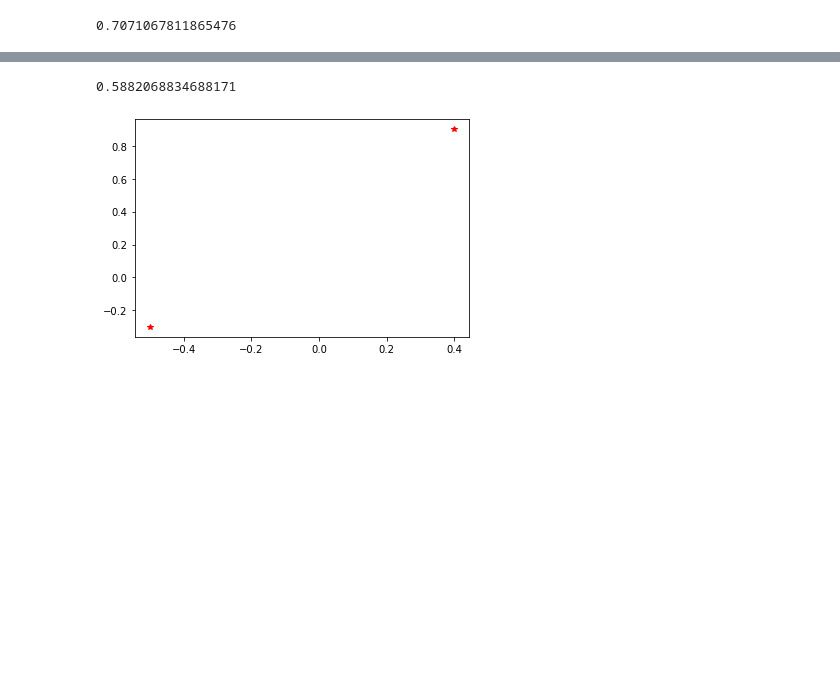
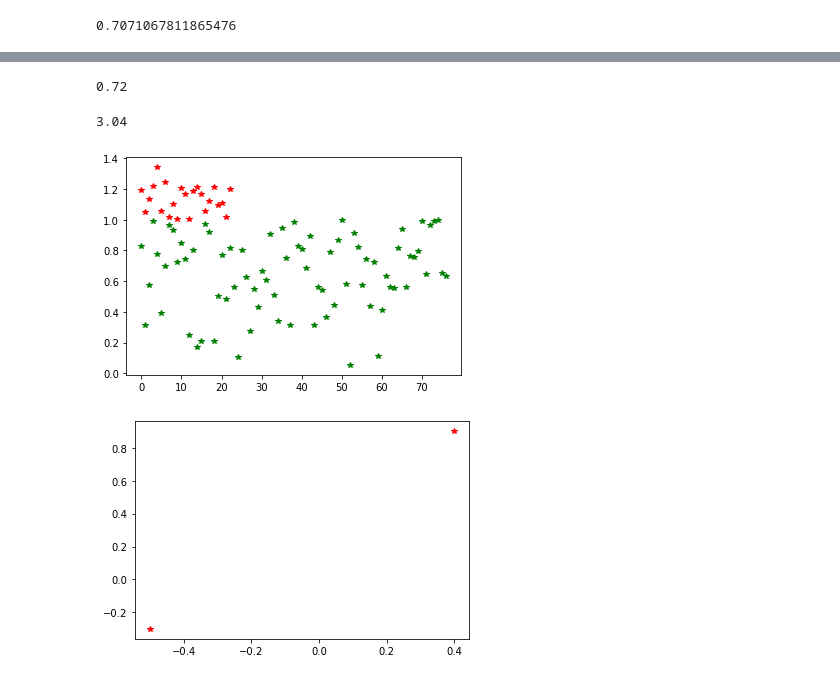
Before and after one commit to SannaIsak/sanna_isaksson_TE19C, a Jupyter notebook: Programmeringslaboration1/Uppgift1_simulering.ipynb, the cells around one changed output, grey strips where cells are left out. Saved outputs shown, nothing was run; the diff lists cells and outputs as text; code cells hidden in the pictures; blank space fills up the shorter version.

```diff
--- a/Programmeringslaboration1/Uppgift1_simulering.ipynb
+++ b/Programmeringslaboration1/Uppgift1_simulering.ipynb
@@ -25,7 +25,7 @@ import random as rnd
 
 n = 0 # Ett värde för variabeln som sedan ökas i for loopen
 
-for i in range(10):
+for i in range(100):
     x = rnd.uniform(-1,1) # radom generator
     y = rnd.uniform(-1,1) # radom generator
     n += 1 # Vilken omgång det är, 1-10
@@ -51,17 +58,62 @@ tot_count = 0
 count = 0
 
 
-for i in range(10):
+for i in range(100):
     x = rnd.uniform(-1,1)
     y = rnd.uniform(-1,1)
     d = math.sqrt(x**2+y**2) # Pythagorasats
-    tot_count += d
+    tot_count += 1
     if d < 1:
-        count += d
+        count += 1
 
 print(count/tot_count)
 # %% [output]
-0.5882068834688171
+0.72
+# %%
+# Uppgift 1f
+
+import random as rnd
+import math
+
+tot_count = 0
+count = 0
+
+
+for i in range(100):
+    x = rnd.uniform(-1,1)
+    y = rnd.uniform(-1,1)
+    d = math.sqrt(x**2+y**2)
+    tot_count += 1 #
+    if d < 1:
+        count += 1
+
+s = count/tot_count # s = sanolikheten
+
+print(s*4) # Svaret blir som det blir för att man multiplicerar med 4
+# %% [output]
+3.04
+# %%
+import random as rnd
+import math
+import matplotlib.pyplot as plt
+
+d_vals_outside = [ ]
+d_vals_inside = [ ]
+
+for i in range(100):
+    x = rnd.uniform(-1,1)
+    y = rnd.uniform(-1,1)
+    d = math.sqrt(x**2+y**2) # Pythagorasats
+    if d > 1:
+        d_vals_outside.append(d) # Vi sparar värdena för d som är utanför cirkeln i en lista
+    else:
+        d_vals_inside.append(d) # Vi sparar värdena för d som är innanför cirkeln i en annan lista
+
+plt.plot(d_vals_outside, '*r')
+plt.plot(d_vals_inside, '*g')
+plt.show()
+# %% [output]
+[figure, added]
 # %%
 import matplotlib.pyplot as plt
 
```
Also changed, not shown: parts of 1 cell of this notebook.
